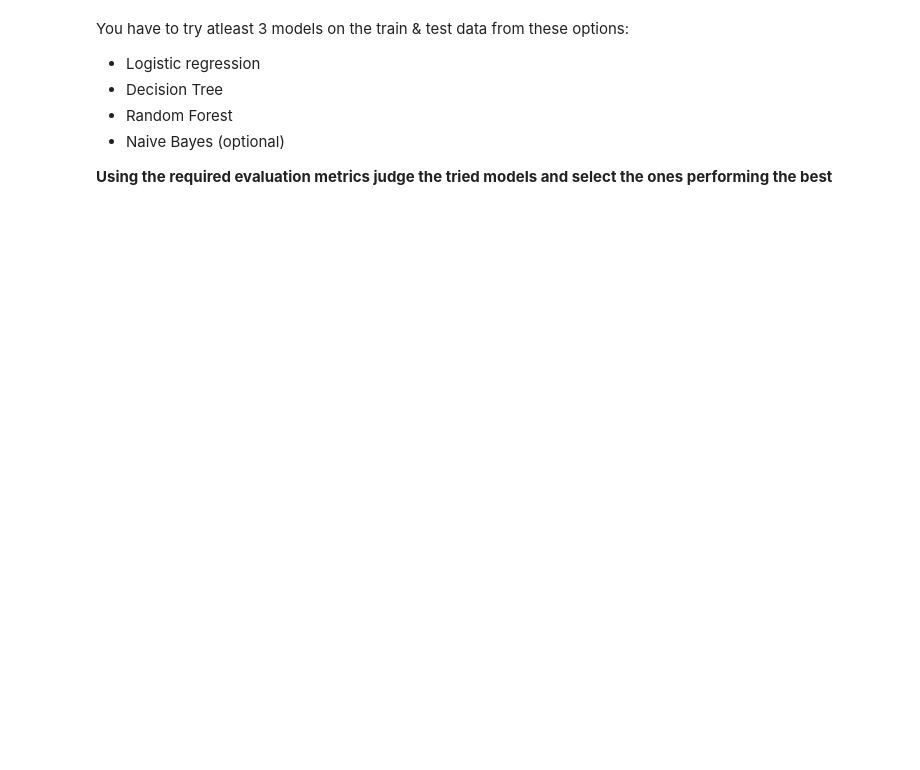
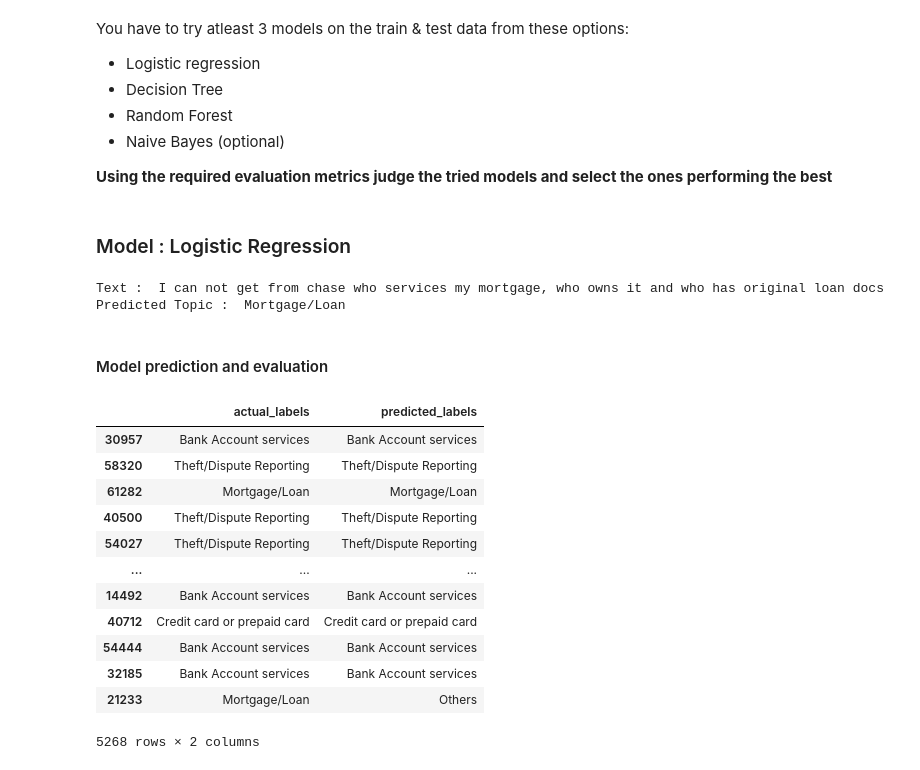
Before and after one commit to Awadhesh43/Advance-NLP-Assignment-upGrad, a Jupyter notebook: Automatic_Ticket_Classification_Assignment_Solution.ipynb, the cells around one changed output. Drawn from its saved outputs; the diff is of its cells as text; code cells hidden in the pictures; blank space fills up the shorter version.

Commit message:
Model building using supervised learning | Model training and evaluation | Model inference

```diff
--- a/Automatic_Ticket_Classification_Assignment_Solution.ipynb
+++ b/Automatic_Ticket_Classification_Assignment_Solution.ipynb
@@ -764,0 +753,49 @@ You have to try atleast 3 models on the train & test data from these options:
+# %% [markdown]
+### Model : Logistic Regression
+# %%
+# Logistic Regression
+
+from sklearn.linear_model import LogisticRegression
+
+X_train, X_test, y_train, y_test = train_test_split(X_train_tfidf, training_data.Topic, test_size=0.25, random_state=42)
+logreg_clf = LogisticRegression(random_state=56).fit(X_train, y_train)
+# %%
+text_check = "I can not get from chase who services my mortgage, who owns it and who has original loan docs"
+text_check = [text_check]
+
+vect = CountVectorizer(vocabulary=count_vect.vocabulary_)
+
+X_new_counts = vect.transform(text_check)
+X_new_tfidf = tfidf_transformer.transform(X_new_counts)
+
+predicted = logreg_clf.predict(X_new_tfidf)
+
+print("Text : ", text_check[0])
+print("Predicted Topic : ", number_to_topic_names[predicted[0]])
+# %% [output]
+Text :  I can not get from chase who services my mortgage, who owns it and who has original loan docs
+Predicted Topic :  Mortgage/Loan
+# %% [markdown]
+#### Model prediction and evaluation
+# %%
+predicted = logreg_clf.predict(X_test)
+result_df = pd.DataFrame( {'actual_labels': y_test,'predicted_labels': predicted} )
+
+result_df['actual_labels'] = result_df['actual_labels'].map(number_to_topic_names)
+result_df['predicted_labels'] = result_df['predicted_labels'].map(number_to_topic_names)
+
+result_df
+# %% [output]
+|  | actual_labels | predicted_labels |
+| 30957 | Bank Account services | Bank Account services |
+| 58320 | Theft/Dispute Reporting | Theft/Dispute Reporting |
+| 61282 | Mortgage/Loan | Mortgage/Loan |
+| 40500 | Theft/Dispute Reporting | Theft/Dispute Reporting |
+| 54027 | Theft/Dispute Reporting | Theft/Dispute Reporting |
+| ... | ... | ... |
+| 14492 | Bank Account services | Bank Account services |
+| 40712 | Credit card or prepaid card | Credit card or prepaid card |
+| 54444 | Bank Account services | Bank Account services |
+| 32185 | Bank Account services | Bank Account services |
+| 21233 | Mortgage/Loan | Others |
+5268 rows × 2 columns
```
Also changed, not shown: parts of 49 cells of this notebook.
